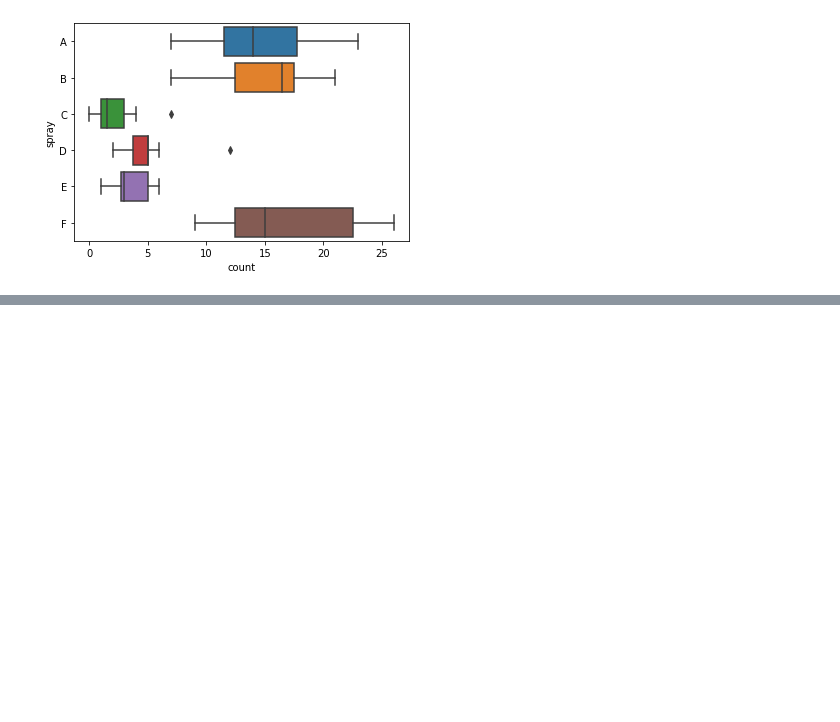
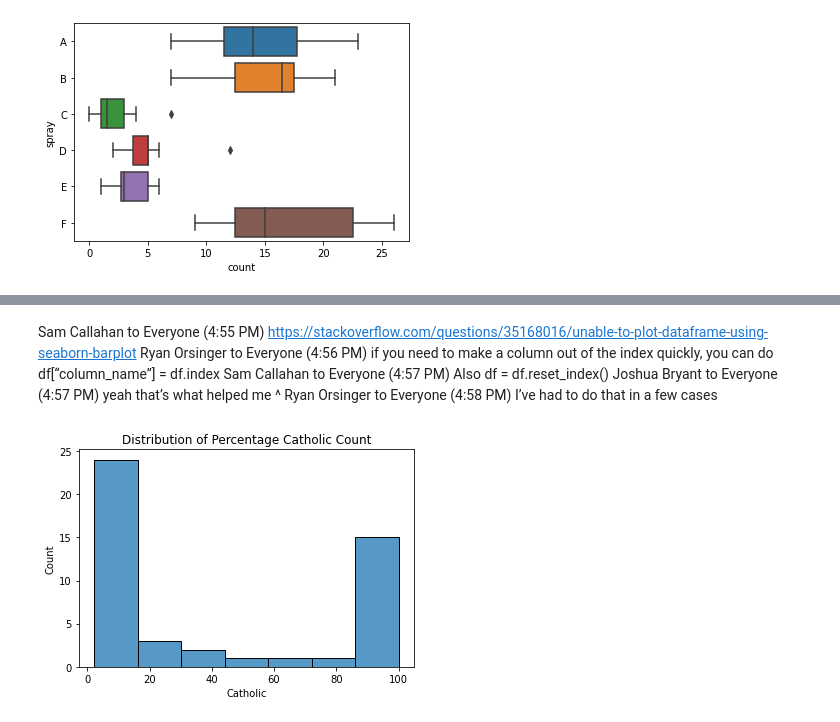
Before and after one commit to Brooke-Holyoak/numpy-pandas-visualization-exercises, a Jupyter notebook: seaborn_exercises.ipynb, the cells around one changed output, grey strips where cells are left out. Drawn from its saved outputs; the diff is of its cells as text; code cells hidden in the pictures; blank space fills up the shorter version.

```diff
--- a/seaborn_exercises.ipynb
+++ b/seaborn_exercises.ipynb
@@ -164,3 +164,7 @@ sns.boxplot(x='count', y='spray', data=InsectSprays)
 # %% [output]
 <AxesSubplot:xlabel='count', ylabel='spray'>
 [figure]
+# %%
+#Importing swiss dataset.  I already imported the pydataset above.
+swiss = data('swiss')
+swiss.head(10)
@@ -166,0 +216,3 @@ sns.boxplot(x='count', y='spray', data=InsectSprays)
+# %%
+swiss['is_catholic'] = swiss.Catholic > 50
+swiss.head()
@@ -166,0 +226,18 @@ sns.boxplot(x='count', y='spray', data=InsectSprays)
+# %% [markdown]
+Sam Callahan to Everyone (4:55 PM)
+https://stackoverflow.com/questions/35168016/unable-to-plot-dataframe-using-seaborn-barplot
+Ryan Orsinger to Everyone (4:56 PM)
+if you need to make a column out of the index quickly, you can do
+df[“column_name”] = df.index
+Sam Callahan to Everyone (4:57 PM)
+Also df = df.reset_index()
+Joshua Bryant to Everyone (4:57 PM)
+yeah that’s what helped me ^
+Ryan Orsinger to Everyone (4:58 PM)
+I’ve had to do that in a few cases
+# %%
+sns.histplot(swiss.Catholic)
+plt.title("Distribution of Percentage Catholic Count")
+plt.show()
+# %% [output]
+[figure, added]
```
Also changed, not shown: parts of 21 cells of this notebook, 1 other file.
